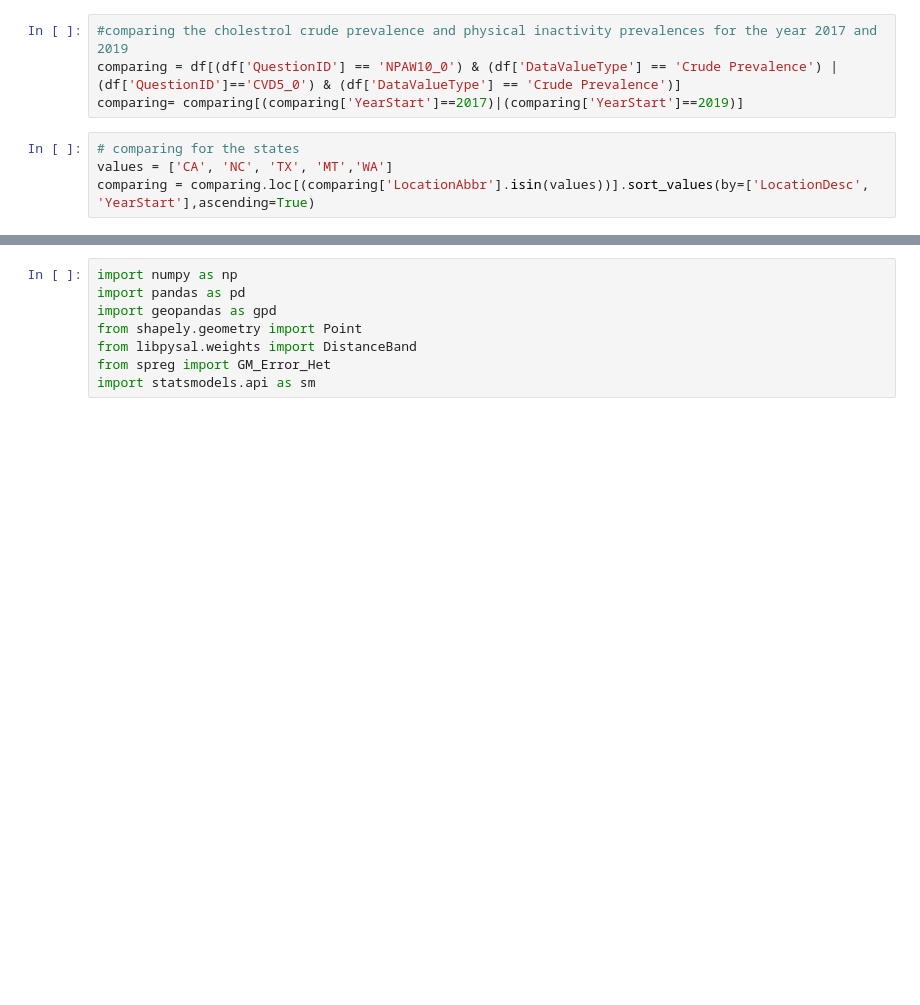
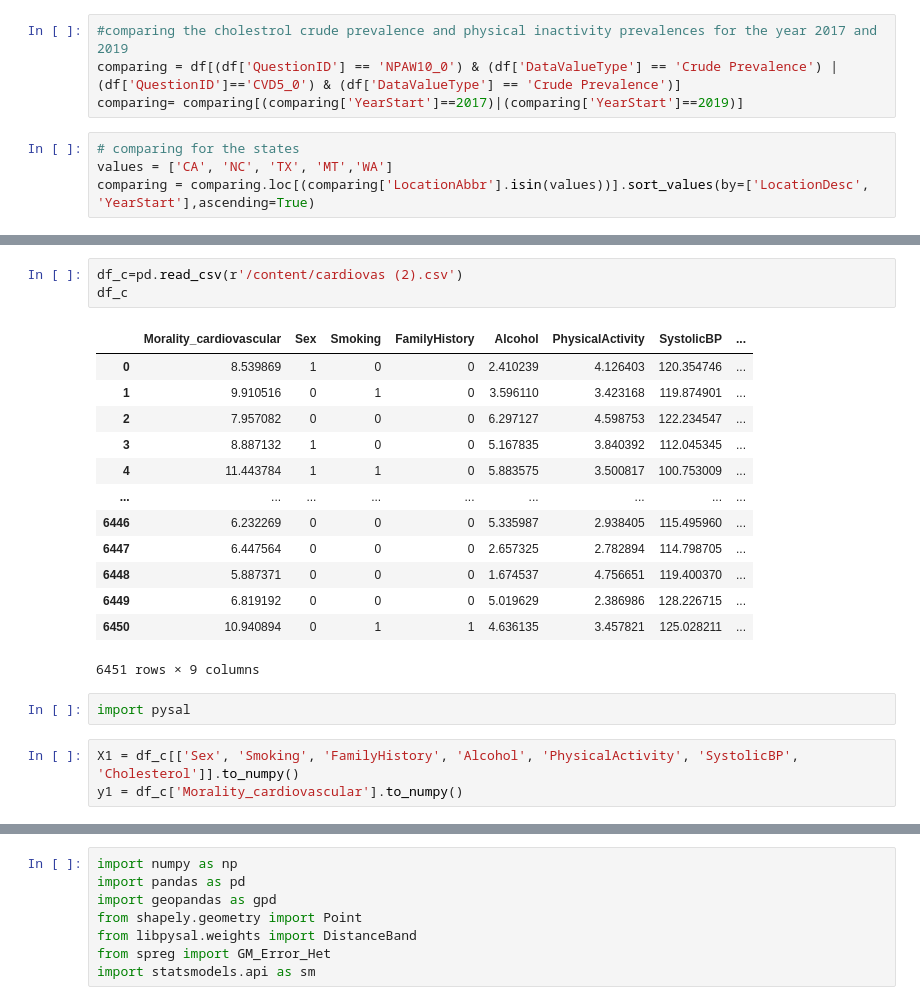
Before and after one commit to dhayapulepraneeth/py, a Jupyter notebook: plots.ipynb, the cells around one changed output, grey strips where cells are left out. Saved outputs shown, nothing was run; the diff lists cells and outputs as text; blank space fills up the shorter version.

```diff
--- a/plots.ipynb
+++ b/plots.ipynb
@@ -329,3 +333,25 @@ fig = px.histogram(comparing, x="LocationDesc", y="DataValue",animation_frame="Y
 fig.show()
 # %% [output]
 [interactive output not drawn]
+# %%
+df_c=pd.read_csv(r'/content/cardiovas (2).csv')
+df_c
+# %% [output]
+|  | Morality_cardiovascular | Sex | Smoking | FamilyHistory | Alcohol | PhysicalActivity | SystolicBP | ... |
+| 0 | 8.539869 | 1 | 0 | 0 | 2.410239 | 4.126403 | 120.354746 | ... |
+| 1 | 9.910516 | 0 | 1 | 0 | 3.596110 | 3.423168 | 119.874901 | ... |
+| 2 | 7.957082 | 0 | 0 | 0 | 6.297127 | 4.598753 | 122.234547 | ... |
+| 3 | 8.887132 | 1 | 0 | 0 | 5.167835 | 3.840392 | 112.045345 | ... |
+| 4 | 11.443784 | 1 | 1 | 0 | 5.883575 | 3.500817 | 100.753009 | ... |
+| ... | ... | ... | ... | ... | ... | ... | ... | ... |
+| 6446 | 6.232269 | 0 | 0 | 0 | 5.335987 | 2.938405 | 115.495960 | ... |
+| 6447 | 6.447564 | 0 | 0 | 0 | 2.657325 | 2.782894 | 114.798705 | ... |
+| 6448 | 5.887371 | 0 | 0 | 0 | 1.674537 | 4.756651 | 119.400370 | ... |
+| 6449 | 6.819192 | 0 | 0 | 0 | 5.019629 | 2.386986 | 128.226715 | ... |
+| 6450 | 10.940894 | 0 | 1 | 1 | 4.636135 | 3.457821 | 125.028211 | ... |
+6451 rows × 9 columns
+# %%
+import pysal
+# %%
+X1 = df_c[['Sex', 'Smoking', 'FamilyHistory', 'Alcohol', 'PhysicalActivity', 'SystolicBP', 'Cholesterol']].to_numpy()
+y1 = df_c['Morality_cardiovascular'].to_numpy()
```
Also changed, not shown: parts of 35 cells of this notebook.
